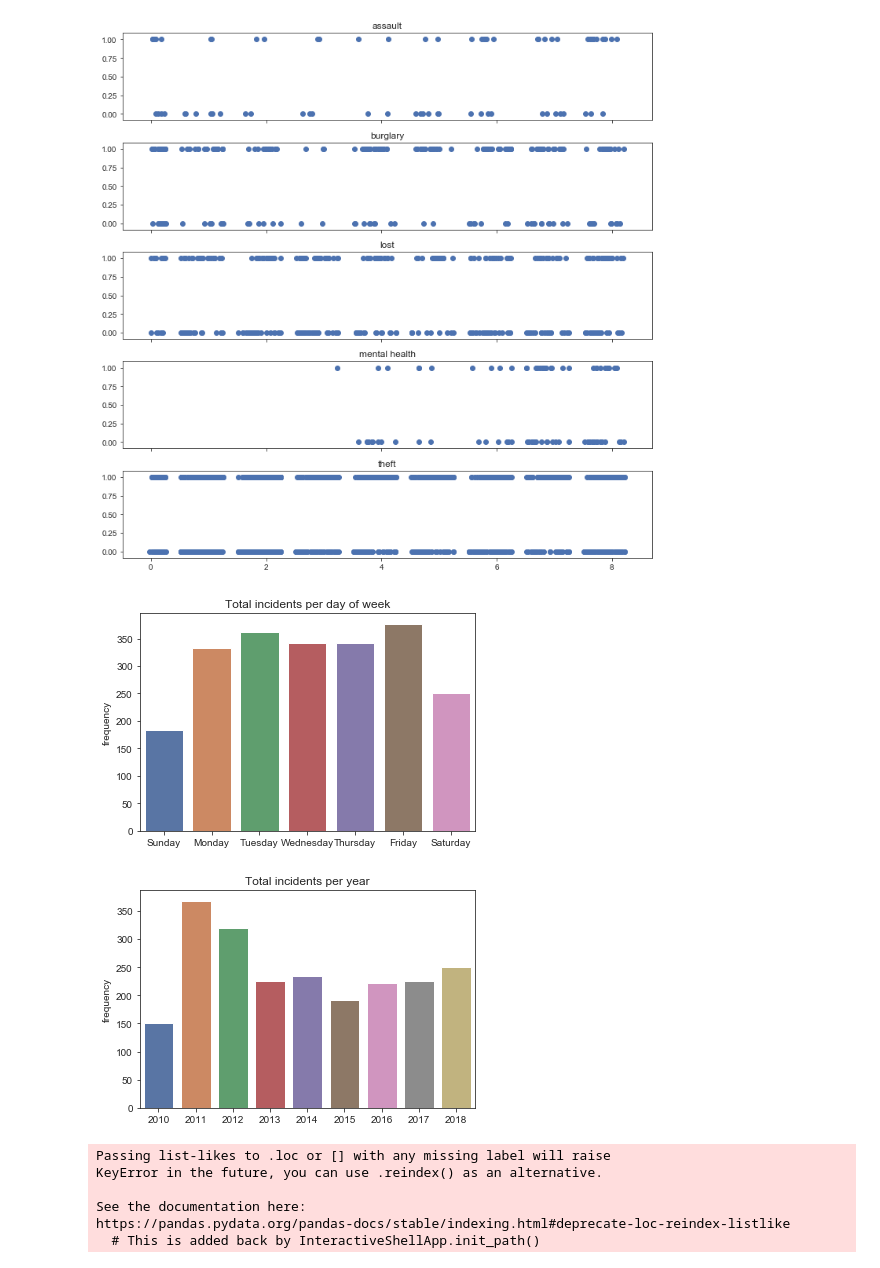
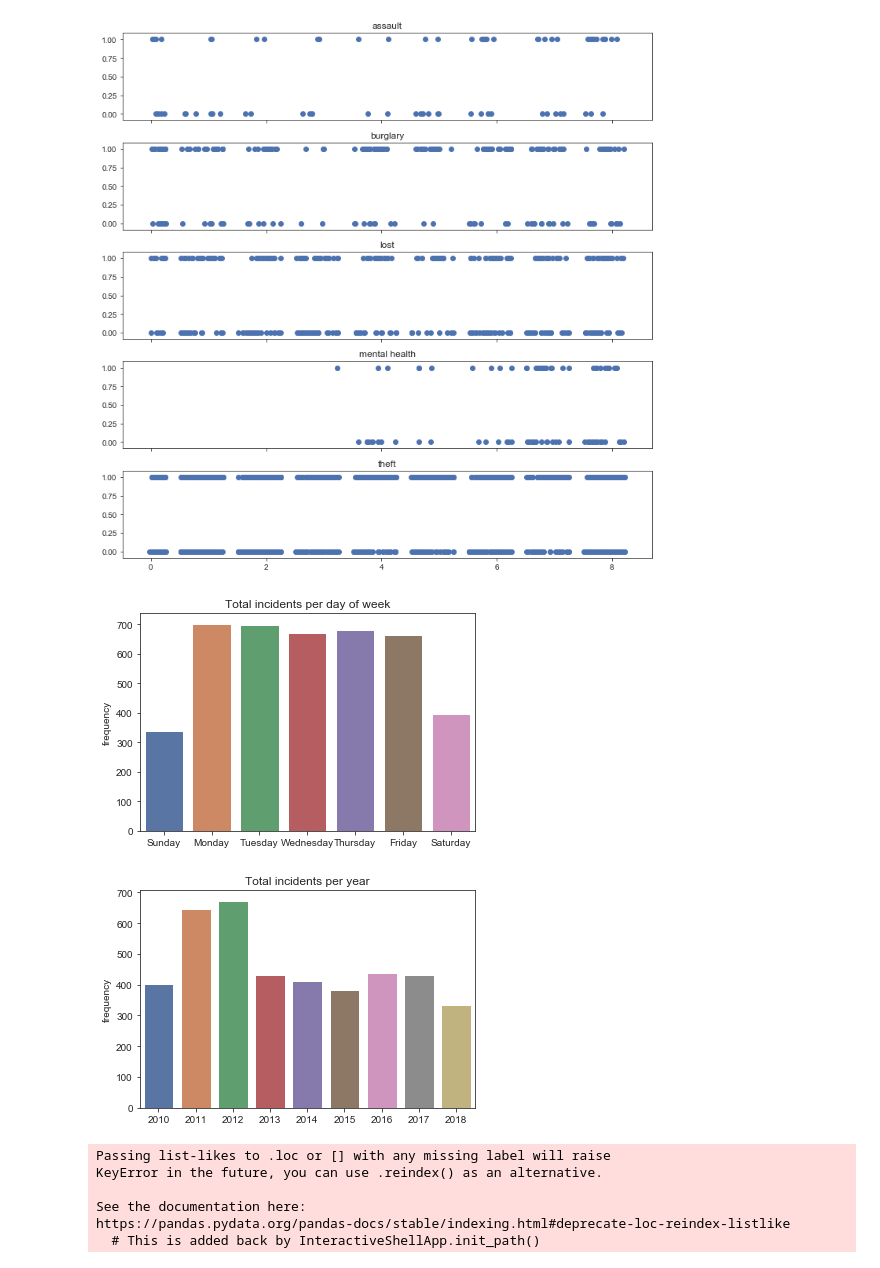
Before and after one commit to aaron-ortega/uchicago-crime-report, a Jupyter notebook: plots_notebook.ipynb, the cells around one changed output. Drawn from its saved outputs; the diff is of its cells as text; code cells hidden in the pictures.

```diff
--- a/plots_notebook.ipynb
+++ b/plots_notebook.ipynb
@@ -110,20 +110,24 @@ plt.tight_layout()
 # %%
 dayofweek = ['Sunday', 'Monday', 'Tuesday','Wednesday', 'Thursday', 'Friday','Saturday']
 
-days_plot = sns.barplot(dayofweek, group_incident.Occurred.apply(lambda x: x.dt.day_name()).value_counts()[dayofweek])
+days_plot = sns.barplot(dayofweek, group_incident.Reported.apply(lambda x: x.dt.day_name()).value_counts()[dayofweek])
 days_plot.set_ylabel('frequency')
 days_plot.set_title('Total incidents per day of week')
+
+#plt.savefig('total_incidents_per_dayofweek.png')
 plt.show()
 # %% [output]
-[figure, old version]
+[figure, new version]
 # %%
 years = [y for y in range(2010, 2019)]
-all_incidents = sns.barplot(years, group_incident.Occurred.apply(lambda x: x.dt.year).value_counts()[years])
+all_incidents = sns.barplot(years, group_incident.Reported.apply(lambda x: x.dt.year).value_counts()[years])
 all_incidents.set_ylabel('frequency')
 all_incidents.set_title('Total incidents per year')
+
+#plt.savefig('total_incidents_per_year.png')
 plt.show()
 # %% [output]
-[figure, old version]
+[figure, new version]
 # %%
 years = [y for y in range(2010, 2019)]
 grouped = data.groupby('Incident')
```
Also changed, not shown: parts of 2 cells of this notebook.
